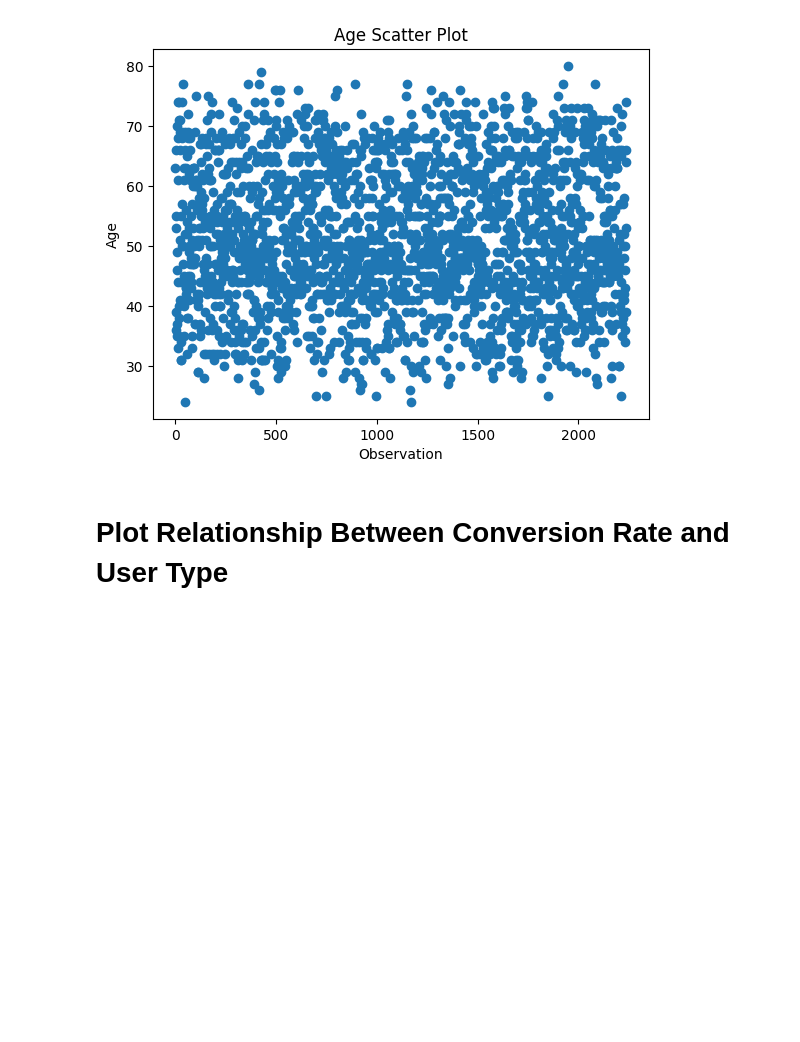
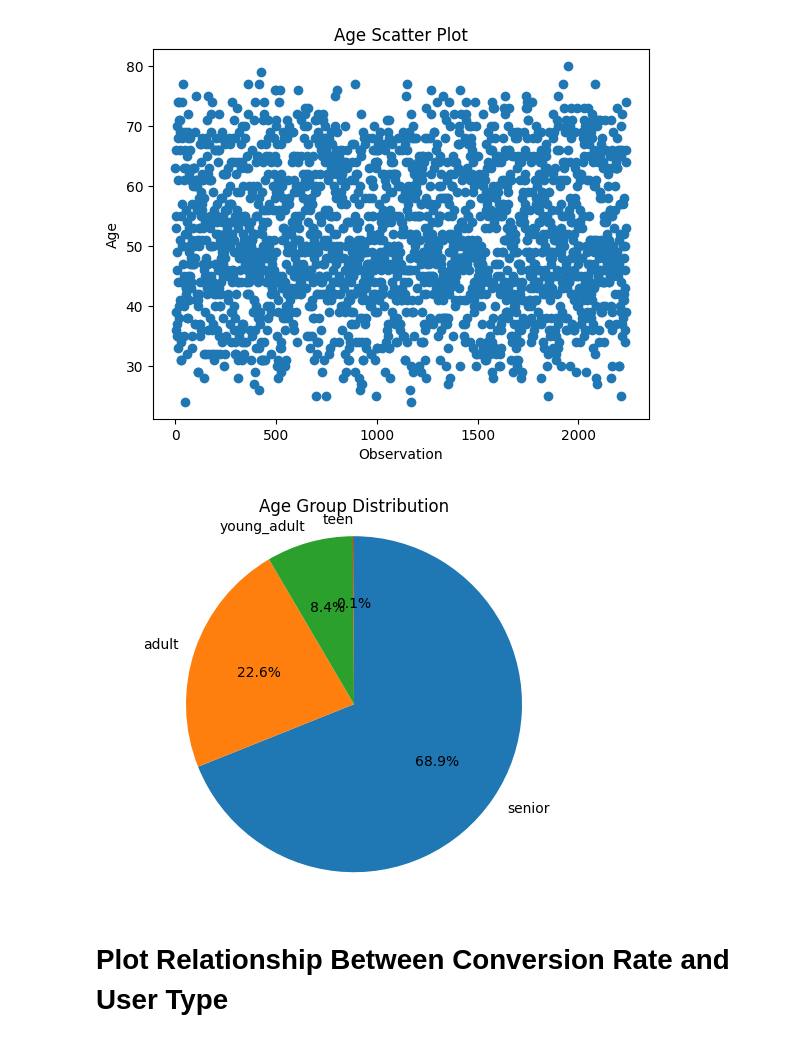
Before and after one commit to raqiwardhana/rakamin02, a Jupyter notebook: Predict Customer Personality to Boost Marketing Campaign by Using Machine Learning/Conversion_Rate - Copy.ipynb, the cells around one changed output. Saved outputs shown, nothing was run; the diff lists cells and outputs as text; code cells hidden in the pictures; blank space fills up the shorter version.

```diff
--- a/Predict Customer Personality to Boost Marketing Campaign by Using Machine Learning/Conversion_Rate - Copy.ipynb
+++ b/Predict Customer Personality to Boost Marketing Campaign by Using Machine Learning/Conversion_Rate - Copy.ipynb
@@ -93,6 +106,26 @@ plt.ylabel("Age")
 plt.show()
 # %% [output]
 [figure]
+# %%
+group_counts = df["Age_Group"].value_counts()
+
+# 4. Filter out groups with 0 data AND sort by descending order
+group_counts = group_counts[group_counts > 0].sort_values(ascending=False)
+
+# 5. Plot the pie chart
+plt.pie(
+    group_counts,
+    labels=group_counts.index,
+    autopct='%1.1f%%',
+    startangle=90,
+    counterclock=False
+)
+
+plt.title("Age Group Distribution")
+plt.axis('equal')
+plt.show()
+# %% [output]
+[figure, added]
 # %% [markdown]
 # Plot Relationship Between Conversion Rate and User Type
 # %%
```
Also changed, not shown: parts of 7 cells of this notebook.
